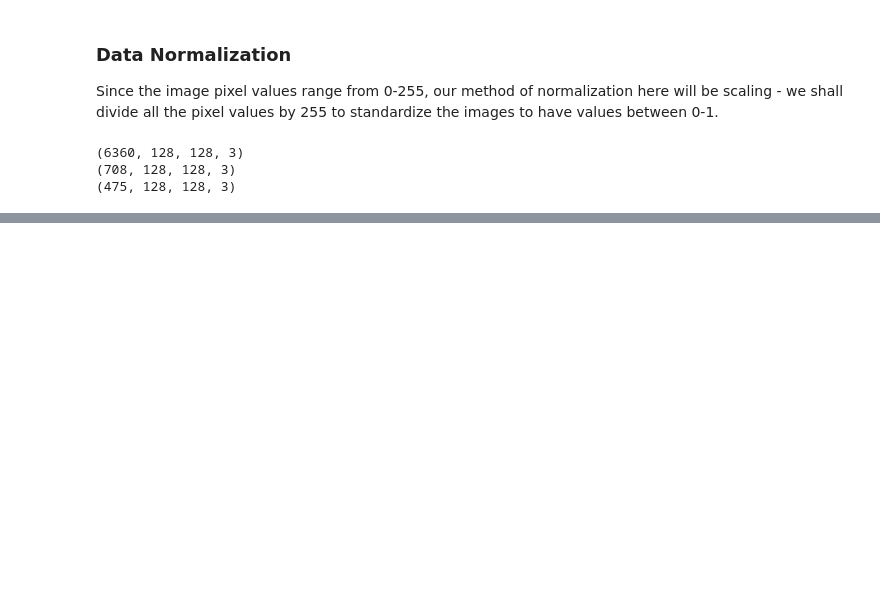
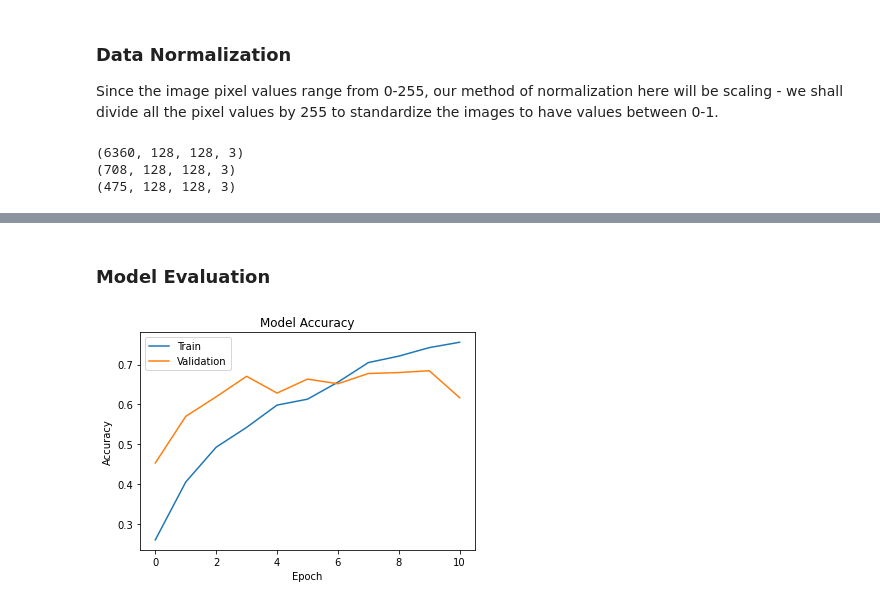
Before and after one commit to prp021/hello-world, a Jupyter notebook: PlantsSeedlingClassification.ipynb, the cells around one changed output, grey strips where cells are left out. Cells and saved outputs as stored; diff of their text form; code cells hidden in the pictures; blank space fills up the shorter version.

```diff
--- a/PlantsSeedlingClassification.ipynb
+++ b/PlantsSeedlingClassification.ipynb
@@ -846,0 +705,30 @@ Lets try to build another CNN model with more layers added to the model.
+# %%
+# intialize a sequential model
+model_os = Sequential()
+
+# add first conv layer with 64 filters and kernel size 3x3 , padding 'same' provides the output size same as the input size
+# input_shape denotes input image dimension of images
+model_os.add(Conv2D(64, (3, 3), activation='relu', padding="same", input_shape=(128, 128, 3)))
+
+# add max pooling to reduce the size of output of first conv layer
+model_os.add(MaxPooling2D((2, 2), padding = 'same'))
+
+model_os.add(Conv2D(32, (3, 3), activation='relu', padding="same"))
+model_os.add(MaxPooling2D((2, 2), padding = 'same'))
+
+# flatten the output of the conv layer after max pooling to make it ready for creating dense connections
+model_os.add(Flatten())
+
+# add a fully connected dense layer with 100 neurons
+model_os.add(Dense(16, activation='relu'))
+model_os.add(Dropout(0.3))
+# add the output layer with 12 neurons and activation functions as softmax since this is a multi-class classification problem
+model_os.add(Dense(12, activation='softmax'))
+
+# use adam optimizer
+opt=Adam()
+# compile model
+model_os.compile(optimizer=opt, loss='categorical_crossentropy', metrics=['accuracy'])
+
+# generating the summary of the model
+model_os.summary()
@@ -846,0 +755,6 @@ Lets try to build another CNN model with more layers added to the model.
+# %%
+# fit the model on train data
+history_os=model_os.fit(X_train_normalized,
+          y_train_encoded,
+          epochs=epochs, shuffle=True,
+          batch_size=batch_size, validation_data=[X_val_normalized, y_val_encoded],callbacks=[es])
@@ -846,0 +779,7 @@ Lets try to build another CNN model with more layers added to the model.
+# %% [markdown]
+### Model Evaluation
+# %%
+# plot training vs validation accuracy
+plotModelAccuracy(history_os)
+# %% [output]
+[figure, added]
```
Also changed, not shown: parts of 216 cells of this notebook.
